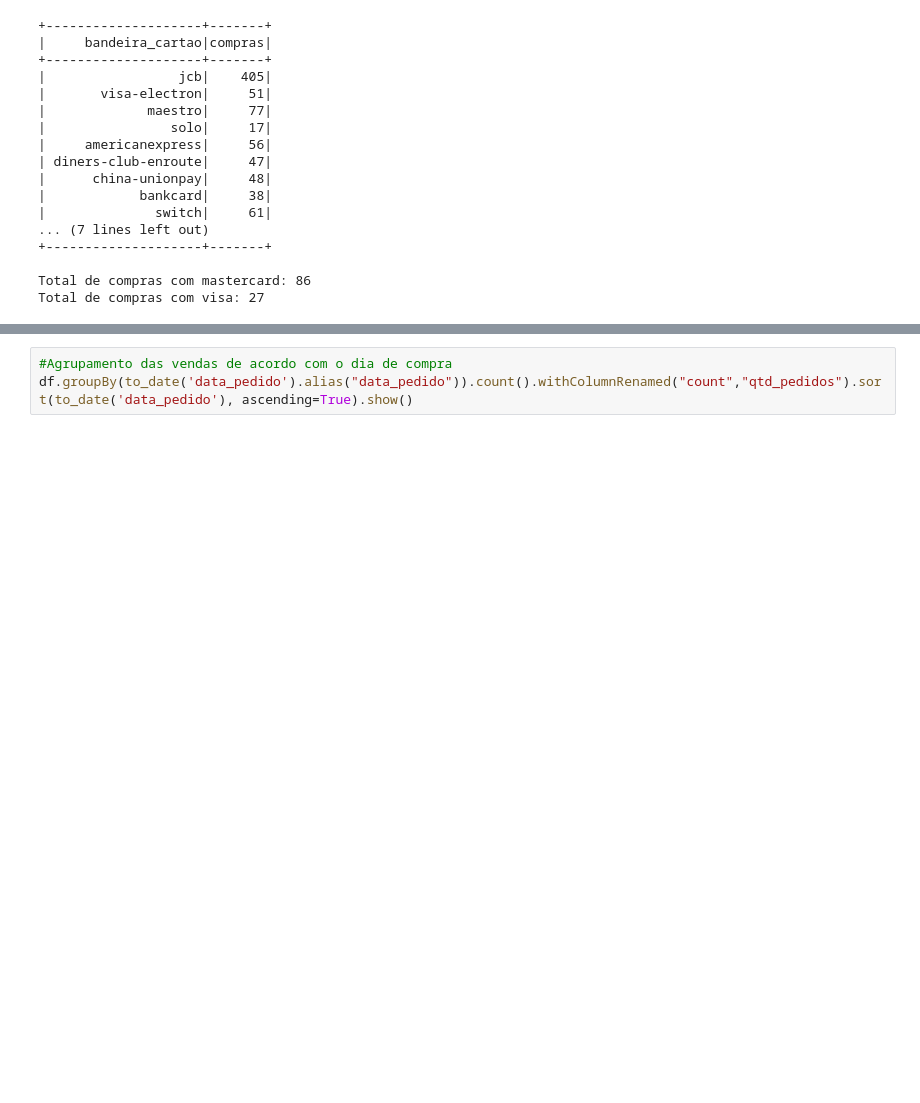
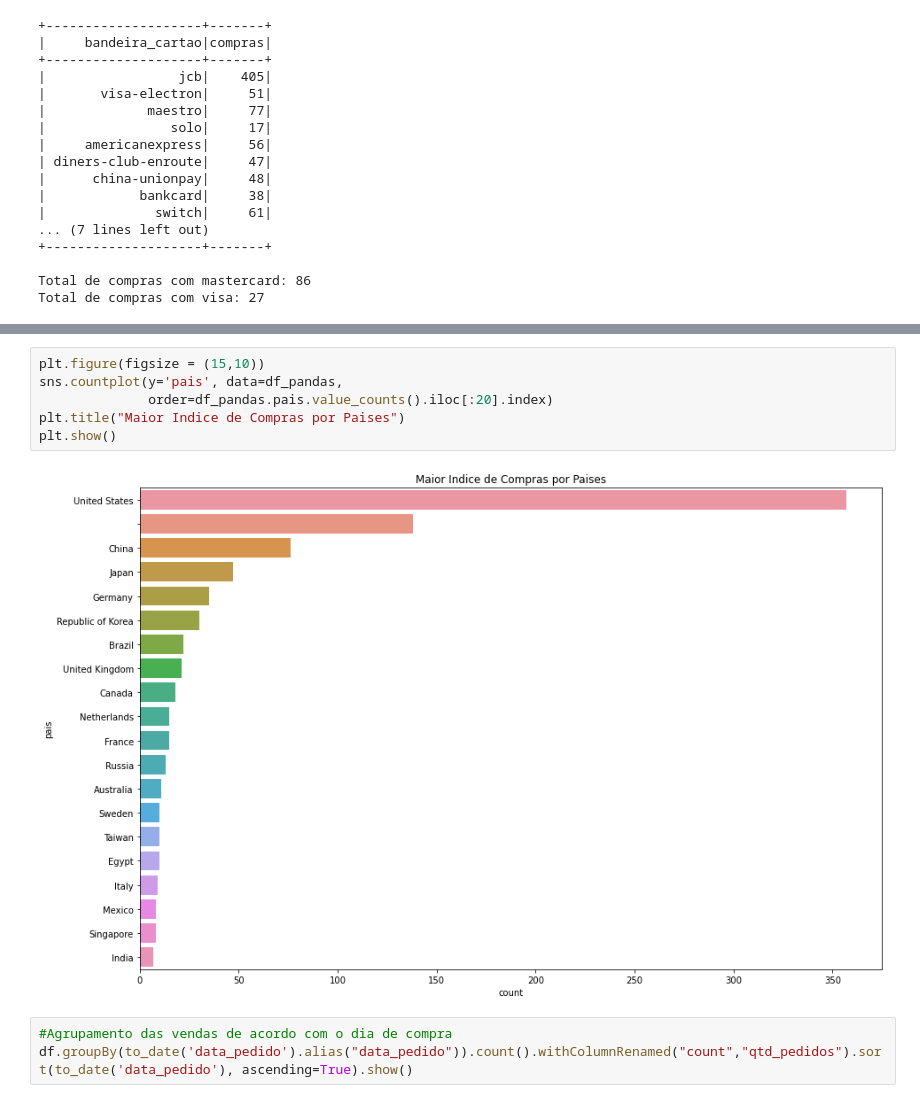
Before and after one commit to Kelvin-CB/ETL-PySpark-DeltaLake, a Jupyter notebook: consumo_de_dados.ipynb, the cells around one changed output, grey strips where cells are left out. Drawn from its saved outputs; the diff is of its cells as text; blank space fills up the shorter version.

```diff
--- a/consumo_de_dados.ipynb
+++ b/consumo_de_dados.ipynb
@@ -100,3 +96,11 @@ Total de compras com visa: 27
+# %%
+plt.figure(figsize = (15,10))
+sns.countplot(y='pais', data=df_pandas,
+              order=df_pandas.pais.value_counts().iloc[:20].index)
+plt.title("Maior Indice de Compras por Paises")
+plt.show()
+# %% [output]
+[figure, added]
 # %%
 #Agrupamento das vendas de acordo com o dia de compra
 df.groupBy(to_date('data_pedido').alias("data_pedido")).count().withColumnRenamed("count","qtd_pedidos").sort(to_date('data_pedido'), ascending=True).show()
```
Also changed, not shown: parts of 4 cells of this notebook, 5 other files.
